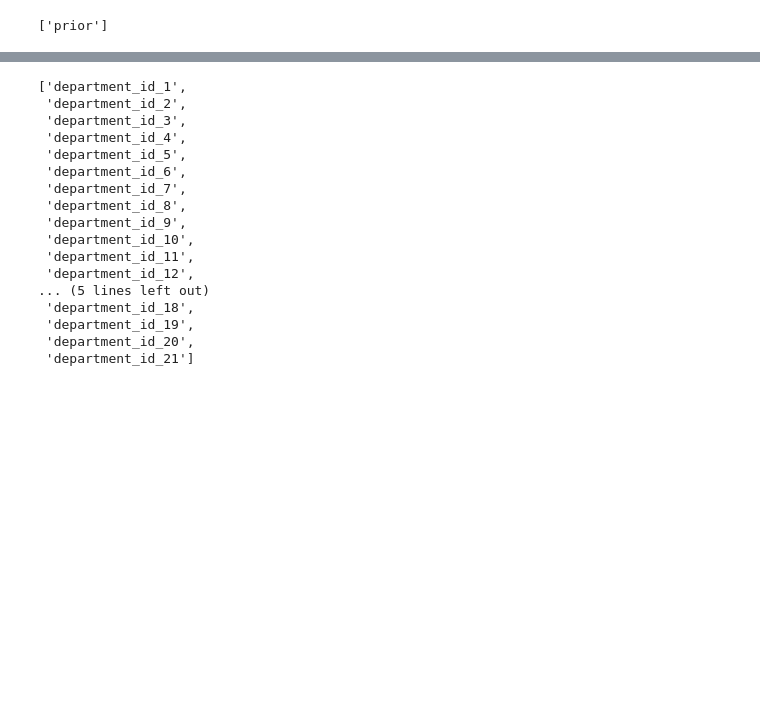
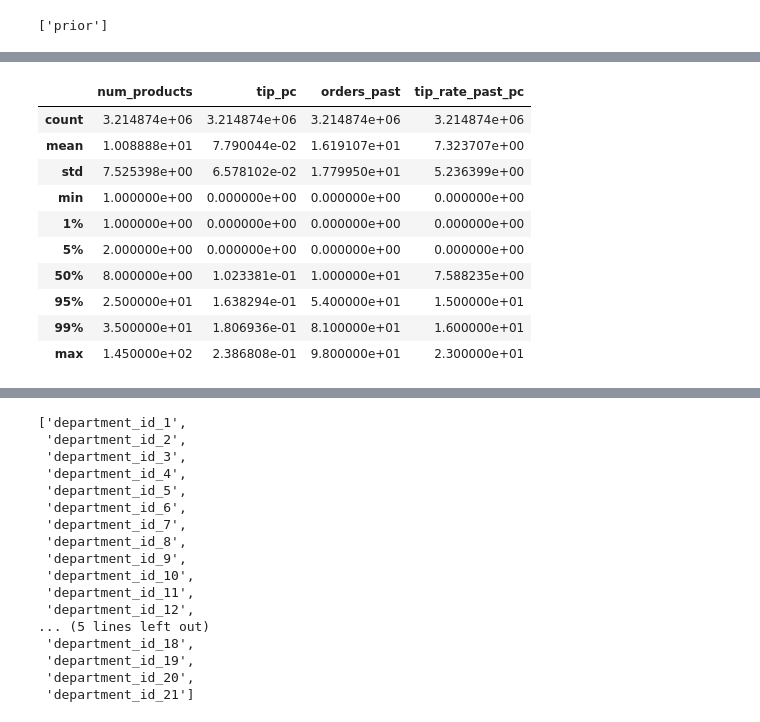
Before and after one commit to Chemmic/DataScience, a Jupyter notebook: data_science_project_aufgabe2.ipynb, the cells around one changed output, grey strips where cells are left out. Cells and saved outputs as stored; diff of their text form; code cells hidden in the pictures; blank space fills up the shorter version.

```diff
--- a/data_science_project_aufgabe2.ipynb
+++ b/data_science_project_aufgabe2.ipynb
@@ -170,6 +171,8 @@ order_features = order_features.merge(
     how="left"
 )
 
+
+
 order_features = order_features.merge(
     df_orders,
     on="order_id",
@@ -181,11 +184,17 @@ final_df = order_features.merge(
     on="order_id",
     how="left"
 )
+final_df["order_dow_sin"] = np.sin(2 * np.pi * final_df["order_dow"] / 7)
+final_df["order_dow_cos"] = np.cos(2 * np.pi * final_df["order_dow"] / 7)
 
-df_day_encoded = pd.get_dummies(final_df, columns=["order_dow"], prefix="dow",drop_first=True)
+# Stunde (0–23)
+final_df["order_hour_sin"] = np.sin(2 * np.pi * final_df["order_hour_of_day"] / 24)
+final_df["order_hour_cos"] = np.cos(2 * np.pi * final_df["order_hour_of_day"] / 24)
+
+""" df_day_encoded = pd.get_dummies(final_df, columns=["order_dow"], prefix="dow",drop_first=False)
 df_day_encoded
 
-df_encoded_final = pd.get_dummies(df_day_encoded, columns=["order_hour_of_day"], prefix="hour",drop_first=True)
+df_encoded_final = pd.get_dummies(df_day_encoded, columns=["order_hour_of_day"], prefix="hour",drop_first=False)
 df_encoded_final
-df_encoded_final.head(10)
+df_encoded_final.head(10) """
 # %% [output]
@@ -204,5 +202,5 @@ df_encoded_final.head(10)
 # %%
-df = df_day_encoded.copy()
+df = final_df.copy()
 df = df.sort_values(["user_id", "order_number"]).reset_index(drop=True)
 
 
@@ -212,10 +210,12 @@ df["tip_last_order"] = tip_past.fillna(0).astype(int)
 tip_past_pc = df.groupby("user_id")["tip_pc"].shift(1).astype("float")
 df["tip_last_order_pc"] = (tip_past_pc * 100).fillna(0).round(0).astype(int)
 
-
+df["tips_past_pc"] = df["tip_last_order_pc"].groupby(df["user_id"]).cumsum()
 df["tips_past"] = df["tip_last_order"].groupby(df["user_id"]).cumsum()
 df["orders_past"] = tip_past.groupby(df["user_id"]).cumcount()
 df["tip_rate_past"] = (df["tips_past"] / df["orders_past"]).where(df["orders_past"] > 0, 0.0)
+df["tip_rate_past_pc"] = (df["tips_past_pc"] / df["orders_past"]).where(df["orders_past"] > 0, 0.0)
+
 tips_3 = (
     tip_past
     .groupby(df["user_id"])
@@ -232,7 +232,7 @@ orders_3 = (
 )
 
 df["tip_rate_past_3"] = (tips_3 / orders_3).where(orders_3 > 0, 0.0)
-df["reorder_ratio"] = df["num_reordered"] / df["num_products"].replace(0, 1)
+df["reorder_ratio"] = (df["num_reordered"] / df["num_products"].replace(0, 1)) * 100
 
 df.head(20)
 # %% [output]
@@ -257 +257,20 @@ df.head(20)
+# %%
+df[[
+    "num_products",
+    "tip_pc",
+    "orders_past",
+    "tip_rate_past_pc"
+]].describe(percentiles=[.01, .05, .95, .99])
+# %% [output]
+|  | num_products | tip_pc | orders_past | tip_rate_past_pc |
+| count | 3.214874e+06 | 3.214874e+06 | 3.214874e+06 | 3.214874e+06 |
+| mean | 1.008888e+01 | 7.790044e-02 | 1.619107e+01 | 7.323707e+00 |
+| std | 7.525398e+00 | 6.578102e-02 | 1.779950e+01 | 5.236399e+00 |
+| min | 1.000000e+00 | 0.000000e+00 | 0.000000e+00 | 0.000000e+00 |
+| 1% | 1.000000e+00 | 0.000000e+00 | 0.000000e+00 | 0.000000e+00 |
+| 5% | 2.000000e+00 | 0.000000e+00 | 0.000000e+00 | 0.000000e+00 |
+| 50% | 8.000000e+00 | 1.023381e-01 | 1.000000e+01 | 7.588235e+00 |
+| 95% | 2.500000e+01 | 1.638294e-01 | 5.400000e+01 | 1.500000e+01 |
+| 99% | 3.500000e+01 | 1.806936e-01 | 8.100000e+01 | 1.600000e+01 |
+| max | 1.450000e+02 | 2.386808e-01 | 9.800000e+01 | 2.300000e+01 |
 # %%
```
Also changed, not shown: parts of 12 cells of this notebook.
